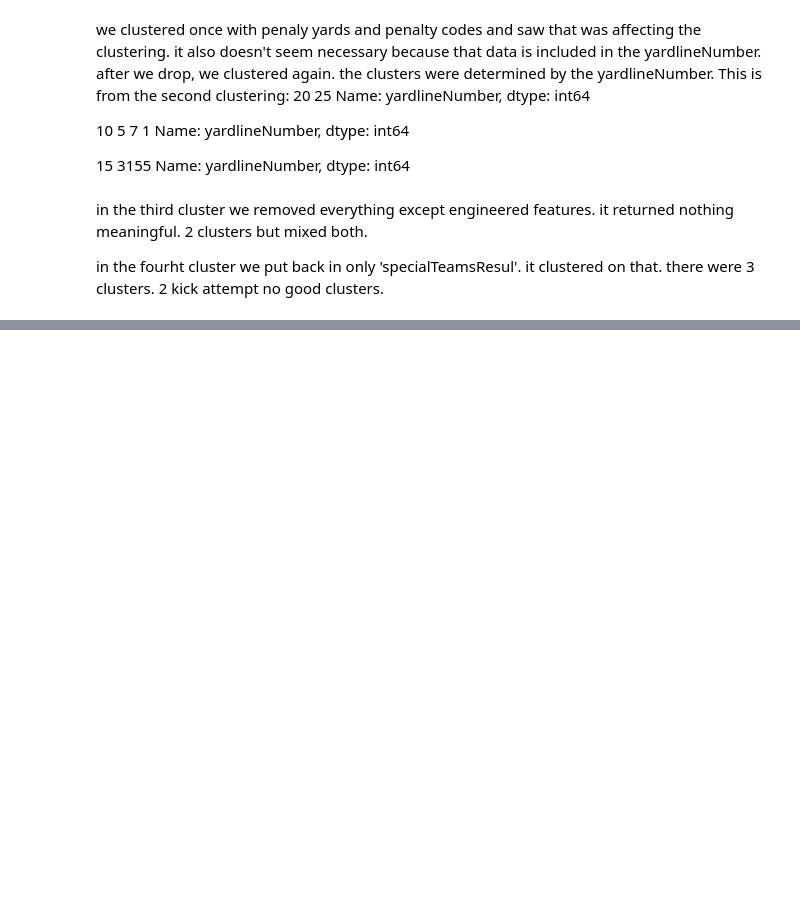
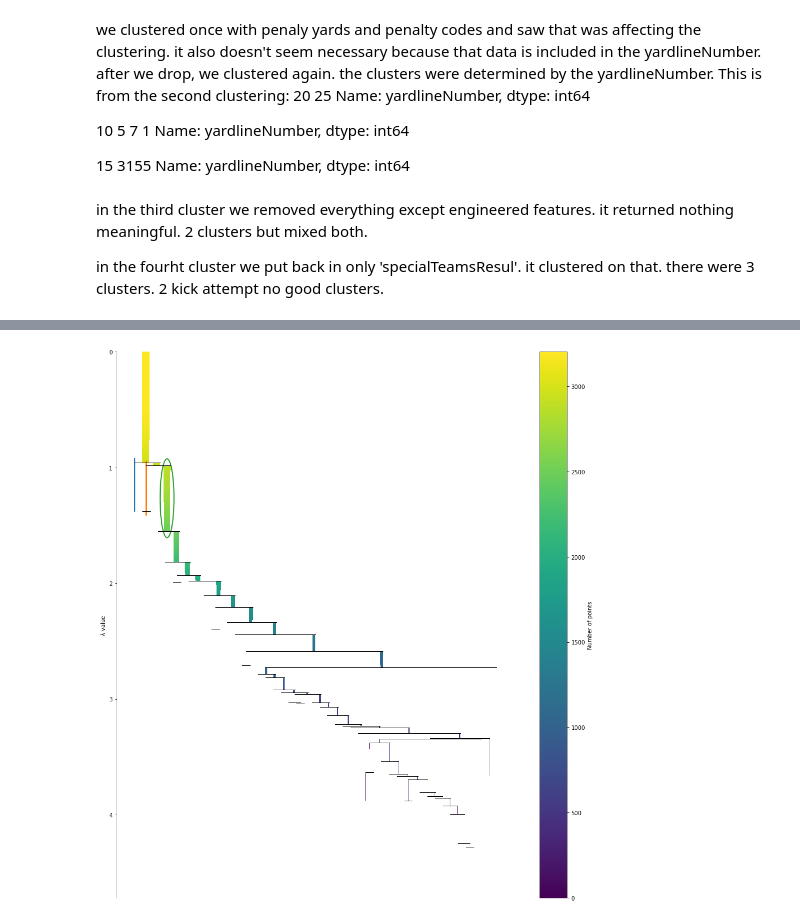
Before and after one commit to egrace479/NFL-BDB-2022, a Jupyter notebook: extra_point_clustering.ipynb, the cells around one changed output, grey strips where cells are left out. Cells and saved outputs as stored; diff of their text form; code cells hidden in the pictures; blank space fills up the shorter version.

```diff
--- a/extra_point_clustering.ipynb
+++ b/extra_point_clustering.ipynb
@@ -431,36 +401,36 @@ def preprocess_ep_specific3(ep_plays):
 
     useful_cols.extend(col for col in columns if 'kicker_core_dist' in col)
 
-    ep_df= ep_plays[useful_cols].dropna()
+    ep_df3= ep_plays[useful_cols].dropna()
 
 
     #one-hot-encode SpecialTeamsResult and penaltyCodes
-    le_str = LabelEncoder()
+    le_str3 = LabelEncoder()
     #le_pc = LabelEncoder()
-    ohe_str = le_str.fit_transform(ep_df['specialTeamsResult'])
+    ohe_str3 = le_str3.fit_transform(ep_df['specialTeamsResult'])
     #ohe_pc = le_pc.fit_transform(ep_df['penaltyCodes'])
     #new_eps = ep_df.drop(['specialTeamsResult', 'penaltyCodes'], axis=1)
-    new_eps = ep_df.drop(['specialTeamsResult'], axis=1)
-    new_eps['specialTeamsResult'] = ohe_str
+    new_eps3 = ep_df3.drop(['specialTeamsResult'], axis=1)
+    new_eps3['specialTeamsResult'] = ohe_str3
     #new_eps['penaltyCodes'] = ohe_pc
 
     #scale data, but only non-categorical columns
-    scale = StandardScaler()
-    ep_scale = scale.fit_transform(new_eps)
+    scale3 = StandardScaler()
+    ep_scale3 = scale3.fit_transform(new_eps3)
     #TO-DO QUESTION: do we want to scale categoricals too? No
 
     #make this back into a data frame
-    ep_scale = pd.DataFrame(ep_scale, columns = new_eps.columns)
+    ep_scale3 = pd.DataFrame(ep_scale3, columns = new_eps3.columns)
 
     #add categorical columns back
-    ep_scale['specialTeamsResult'] = ohe_str
+    ep_scale3['specialTeamsResult'] = ohe_str3
     #ep_scale['penaltyCodes'] = ohe_pc
     #we are running a distance dependent algorithm
-    return ep_df, ep_scale
+    return ep_df3, ep_scale3
 # %%
-ep_df, ep_scale = preprocess_ep_specific3(extra_point_df)
+ep_df3, ep_scale3 = preprocess_ep_specific3(extra_point_df)
 # %%
-model3_results = model3.fit(ep_scale)
+model3_results = model3.fit(ep_scale3)
 # %%
 model3_results.labels_.max()
 # %% [output]
@@ -734,0 +649,6 @@ in the fourht cluster we put back in only 'specialTeamsResul'. it clustered on t
+# %%
+plt.figure(figsize = (16,18))
+model3.condensed_tree_.plot(select_clusters=True, selection_palette=sns.color_palette())
+plt.show()
+# %% [output]
+[figure, added]
```
Also changed, not shown: parts of 63 cells of this notebook.
